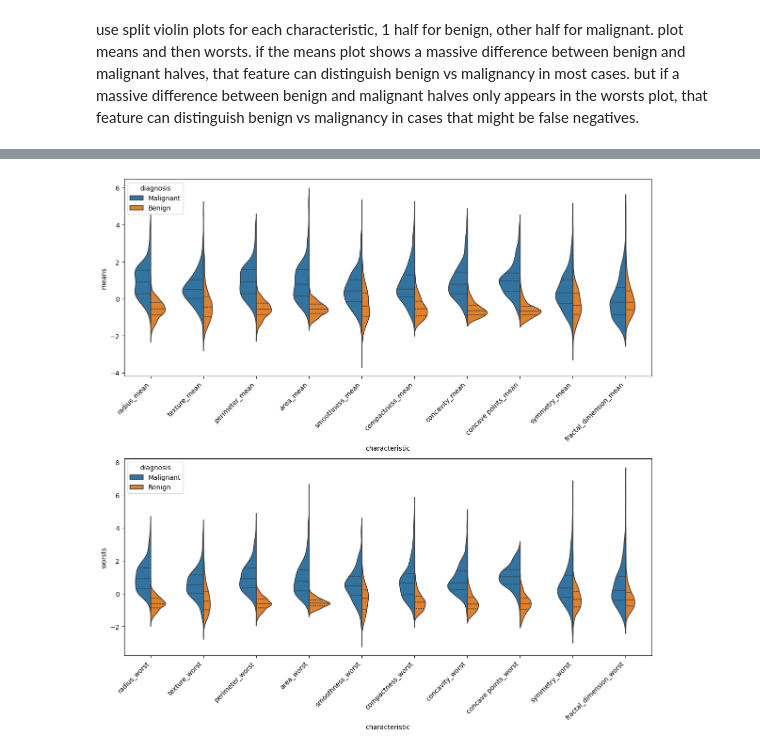
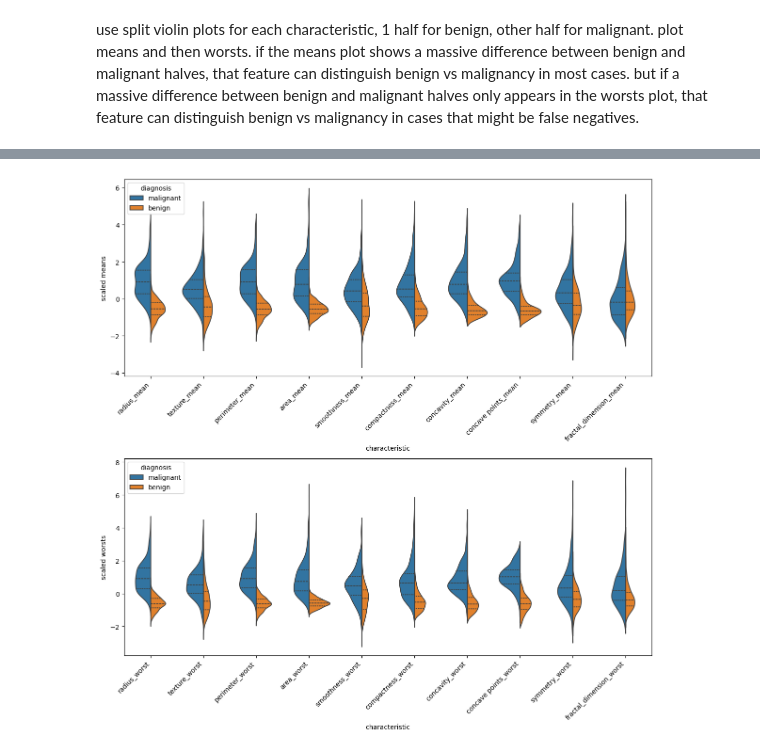
Before and after one commit to ThereseColeongco/classifier-breast-cancer, a Jupyter notebook: classifier.ipynb, the cells around one changed output, grey strips where cells are left out. Cells and saved outputs as stored; diff of their text form; code cells hidden in the pictures.

```diff
--- a/classifier.ipynb
+++ b/classifier.ipynb
@@ -158,39 +167,44 @@ df_viz_scaled['diagnosis'] = df_viz_scaled['diagnosis'].map({1: 'malignant', 0:
 # violin plot for means
 
 means_col_names = df_viz_scaled.columns[df_viz_scaled.columns.get_loc('radius_mean') : df_viz_scaled.columns.get_loc('fractal_dimension_mean') + 1]  # +1 b/c dealing with list indices w/c don't include the item at the given end index
 means = df_viz_scaled.loc[:,['diagnosis'] + list(means_col_names)]
-long_means = means.melt(id_vars='diagnosis', var_name='characteristic', value_name='means')
+long_means = means.melt(id_vars='diagnosis', var_name='characteristic', value_name='scaled means')
 
-v_means = sns.violinplot(data=long_means, x='characteristic', y='means', hue='diagnosis', split=True, ax=ax1, inner='quart')
+v_means = sns.violinplot(data=long_means, x='characteristic', y='scaled means', hue='diagnosis', split=True, ax=ax1, inner='quart')
 
 # violin plot for worsts
 
 worsts_col_names = df_viz_scaled.columns[df_viz_scaled.columns.get_loc('radius_worst') : df_viz_scaled.columns.get_loc('fractal_dimension_worst') + 1]  # +1 b/c dealing with list indices w/c don't include the item at the given end index
 worsts = df_viz_scaled.loc[:,['diagnosis'] + list(worsts_col_names)]
-long_worsts = worsts.melt(id_vars='diagnosis', var_name='characteristic', value_name='worsts')
+long_worsts = worsts.melt(id_vars='diagnosis', var_name='characteristic', value_name='scaled worsts')
 
-v_worsts = sns.violinplot(data=long_worsts, x='characteristic', y='worsts', hue='diagnosis', split=True, ax=ax2, inner='quart')
+v_worsts = sns.violinplot(data=long_worsts, x='characteristic', y='scaled worsts', hue='diagnosis', split=True, ax=ax2, inner='quart')
 
 # make x axis labels diagonal for both plots
 plt.xticks(rotation=45, ha='right')
 
 ticks_means = v_means.get_xticks()
 v_means.set_xticks(ticks_means)
 v_means.set_xticklabels(v_means.get_xticklabels(), rotation=45, ha='right')
 
 ticks_worsts = v_worsts.get_xticks()
 v_worsts.set_xticks(ticks_worsts)
 v_worsts.set_xticklabels(v_worsts.get_xticklabels(), rotation=45, ha='right')
 
 plt.tight_layout()
 plt.show()
 
-# test for statistically significant difference too.
+# test for statistically significant difference between benign and malignant groups for each characteristic, mean and worst.
+
+# get benign group and malignant group for a characteristic's mean. put that into the u test... repeat for other characteristic's means and the worsts.
+
+
+
 # unpaired student's t-test if data is normally distributed for both malignant and benign groups
 # Mann-Whitney U test if data is skewed
 # Mann-Whitney U test is a non-parametric statistical test used to determine if there are statistically significant differences between two independent groups. Often used as an alternative to the independent t-test, it does not require data to be normally distributed and is ideal for skewed data, small sample sizes, or ordinal variables
 # %% [output]
-[figure, old version]
+[figure, new version]
 # %%
 # TODO are there any interactions between combos of features? create heatmap of features to check
 
```
Also changed, not shown: parts of 2 cells of this notebook.
